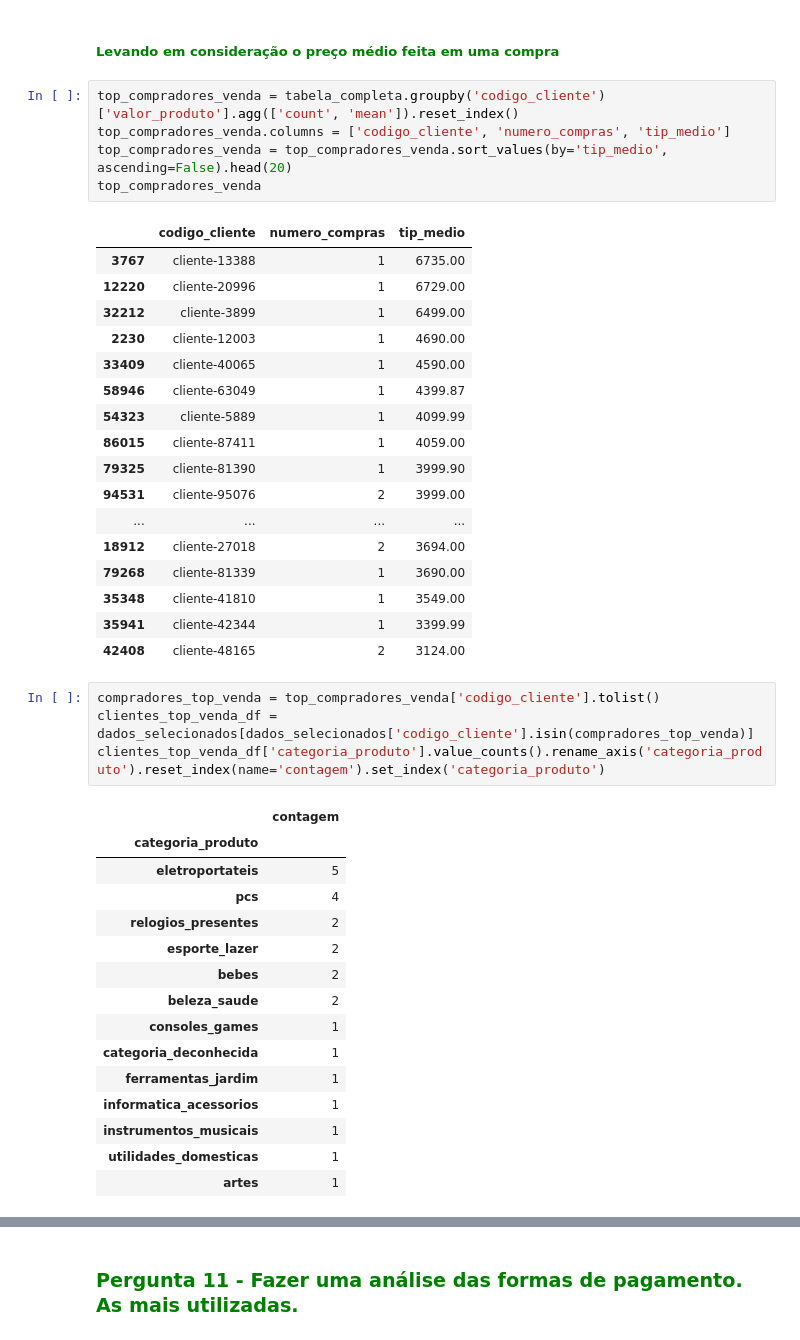
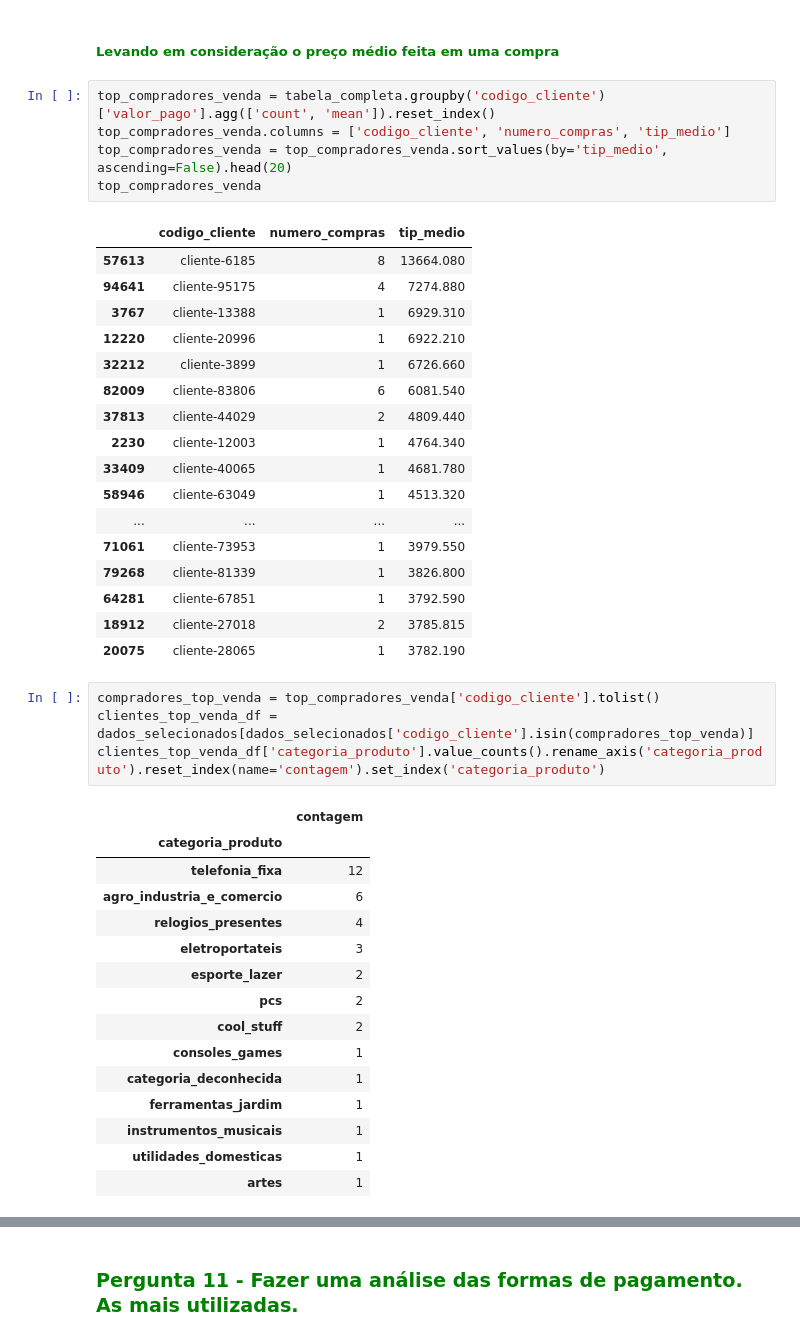
Before and after one commit to RenandeFraga/ProjetoPandasADA, a Jupyter notebook: Projeto_ADA_Modulo_4.ipynb, the cells around one changed output, grey strips where cells are left out. Cells and saved outputs as stored; diff of their text form.

```diff
--- a/Projeto_ADA_Modulo_4.ipynb
+++ b/Projeto_ADA_Modulo_4.ipynb
@@ -1393,28 +1395,28 @@ top_categorias_item
 # %% [markdown]
 <h5 style='color:green'> Levando em consideração o preço médio feita em uma compra </h5>
 # %%
-top_compradores_venda = tabela_completa.groupby('codigo_cliente')['valor_produto'].agg(['count', 'mean']).reset_index()
+top_compradores_venda = tabela_completa.groupby('codigo_cliente')['valor_pago'].agg(['count', 'mean']).reset_index()
 top_compradores_venda.columns = ['codigo_cliente', 'numero_compras', 'tip_medio']
 top_compradores_venda = top_compradores_venda.sort_values(by='tip_medio', ascending=False).head(20)
 top_compradores_venda
 # %% [output]
 |  | codigo_cliente | numero_compras | tip_medio |
-| 3767 | cliente-13388 | 1 | 6735.00 |
-| 12220 | cliente-20996 | 1 | 6729.00 |
-| 32212 | cliente-3899 | 1 | 6499.00 |
-| 2230 | cliente-12003 | 1 | 4690.00 |
-| 33409 | cliente-40065 | 1 | 4590.00 |
-| 58946 | cliente-63049 | 1 | 4399.87 |
-| 54323 | cliente-5889 | 1 | 4099.99 |
-| 86015 | cliente-87411 | 1 | 4059.00 |
-| 79325 | cliente-81390 | 1 | 3999.90 |
-| 94531 | cliente-95076 | 2 | 3999.00 |
+| 57613 | cliente-6185 | 8 | 13664.080 |
+| 94641 | cliente-95175 | 4 | 7274.880 |
+| 3767 | cliente-13388 | 1 | 6929.310 |
+| 12220 | cliente-20996 | 1 | 6922.210 |
+| 32212 | cliente-3899 | 1 | 6726.660 |
+| 82009 | cliente-83806 | 6 | 6081.540 |
+| 37813 | cliente-44029 | 2 | 4809.440 |
+| 2230 | cliente-12003 | 1 | 4764.340 |
+| 33409 | cliente-40065 | 1 | 4681.780 |
+| 58946 | cliente-63049 | 1 | 4513.320 |
 | ... | ... | ... | ... |
-| 18912 | cliente-27018 | 2 | 3694.00 |
-| 79268 | cliente-81339 | 1 | 3690.00 |
-| 35348 | cliente-41810 | 1 | 3549.00 |
-| 35941 | cliente-42344 | 1 | 3399.99 |
-| 42408 | cliente-48165 | 2 | 3124.00 |
+| 71061 | cliente-73953 | 1 | 3979.550 |
+| 79268 | cliente-81339 | 1 | 3826.800 |
+| 64281 | cliente-67851 | 1 | 3792.590 |
+| 18912 | cliente-27018 | 2 | 3785.815 |
+| 20075 | cliente-28065 | 1 | 3782.190 |
 # %%
 compradores_top_venda = top_compradores_venda['codigo_cliente'].tolist()
 clientes_top_venda_df = dados_selecionados[dados_selecionados['codigo_cliente'].isin(compradores_top_venda)]
@@ -1422,16 +1424,16 @@ clientes_top_venda_df['categoria_produto'].value_counts().rename_axis('categoria
 # %% [output]
 |  | contagem |
 | categoria_produto |  |
-| eletroportateis | 5 |
-| pcs | 4 |
-| relogios_presentes | 2 |
+| telefonia_fixa | 12 |
+| agro_industria_e_comercio | 6 |
+| relogios_presentes | 4 |
+| eletroportateis | 3 |
 | esporte_lazer | 2 |
-| bebes | 2 |
-| beleza_saude | 2 |
+| pcs | 2 |
+| cool_stuff | 2 |
 | consoles_games | 1 |
 | categoria_deconhecida | 1 |
 | ferramentas_jardim | 1 |
-| informatica_acessorios | 1 |
 | instrumentos_musicais | 1 |
 | utilidades_domesticas | 1 |
 | artes | 1 |
```
Also changed, not shown: parts of 2 cells of this notebook, 1 other file.
